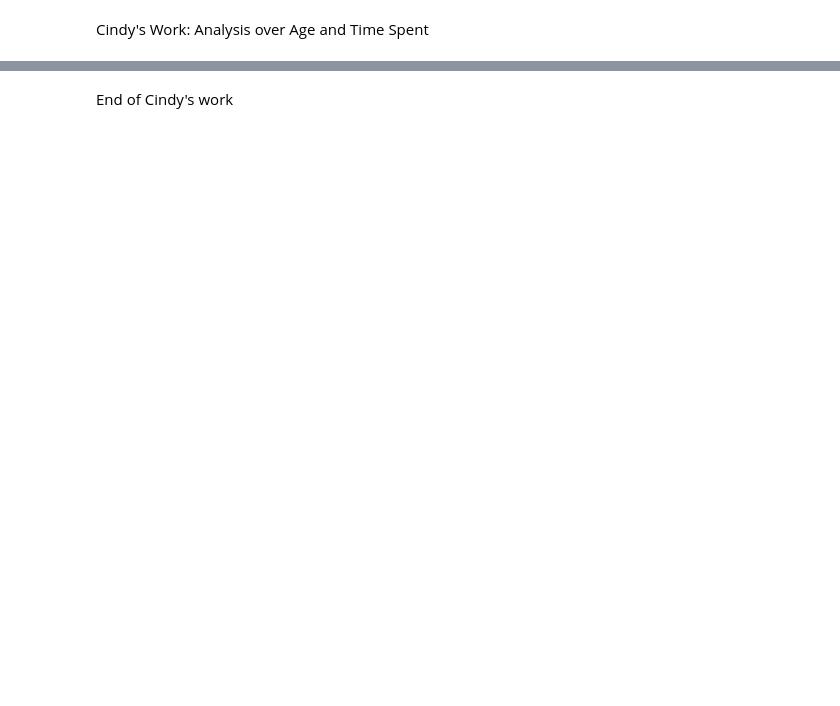
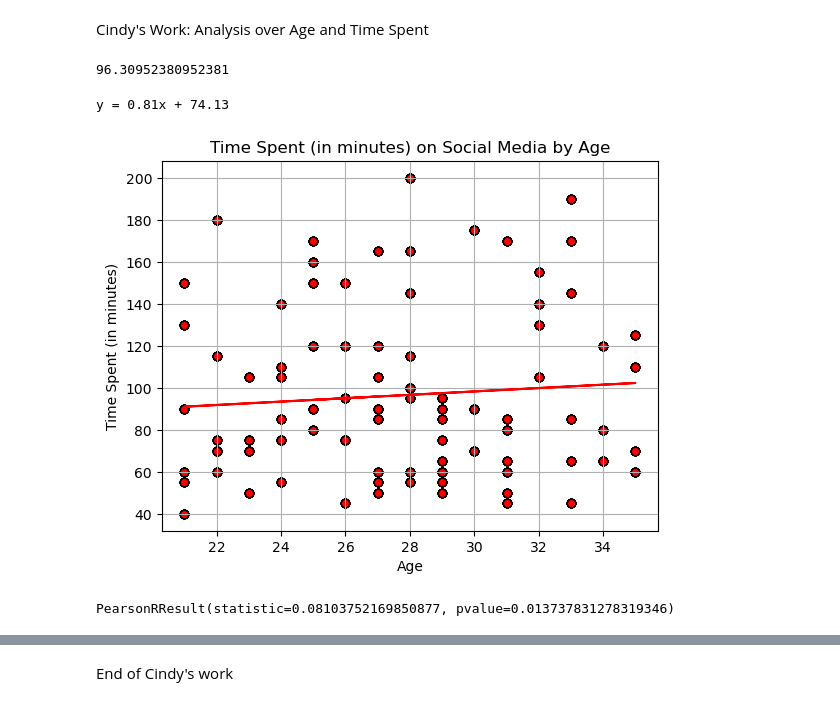
Before and after one commit to cindyd97/Analyzing-Social-Media-And-Emotions, a Jupyter notebook: Final Project/Final_Analysis.ipynb, the cells around one changed output, grey strips where cells are left out. Saved outputs shown, nothing was run; the diff lists cells and outputs as text; code cells hidden in the pictures; blank space fills up the shorter version.

```diff
--- a/Final Project/Final_Analysis.ipynb
+++ b/Final Project/Final_Analysis.ipynb
@@ -16,5 +23,33 @@ data.head()
 Cindy's Work: Analysis over Age and Time Spent
 # %%
 # Calculate what the average overall usage time is
-overall_avg_time = data['Daily_Usage_Time (minutes)'].mean()
-overall_avg_time
+cd_overall_avg_time = data['Daily_Usage_Time (minutes)'].mean()
+cd_overall_avg_time
+# %% [output]
+96.30952380952381
+# %%
+#Create a scatter chart to display time spent on social media by age
+cd_x = data['Age']
+cd_y = data['Daily_Usage_Time (minutes)']
+plt.scatter(cd_x,cd_y,color='red',marker= 'o',edgecolors='black')
+plt.xlabel('Age')
+plt.ylabel('Time Spent (in minutes)')
+plt.title('Time Spent (in minutes) on Social Media by Age')
+#Generate a regression analysis and plot the best fit line for the graph
+(cd_slope,cd_intercept,cd_rvalue,cd_pvalue,std) = linregress(cd_x,cd_y)
+cd_regress_values = cd_x * cd_slope + cd_intercept
+cd_line_eq = "y = " + str(round(cd_slope,2)) + "x + " + str(round(cd_intercept,2))
+print(cd_line_eq)
+plt.plot(cd_x,cd_regress_values,'r-')
+plt.annotate(cd_line_eq,(0,0),fontsize=15,color="red")
+plt.grid(True)
+plt.savefig("../Images/Exhibits-Cindy/age_time_scatter.png")
+# %% [output]
+y = 0.81x + 74.13
+[figure, added]
+# %%
+#Run a correlation on age and time spent using pearson r
+cd_correlation = st.pearsonr(cd_x,cd_y)
+cd_correlation
+# %% [output]
+PearsonRResult(statistic=0.08103752169850877, pvalue=0.013737831278319346)
```
Also changed, not shown: parts of 3 cells of this notebook.
